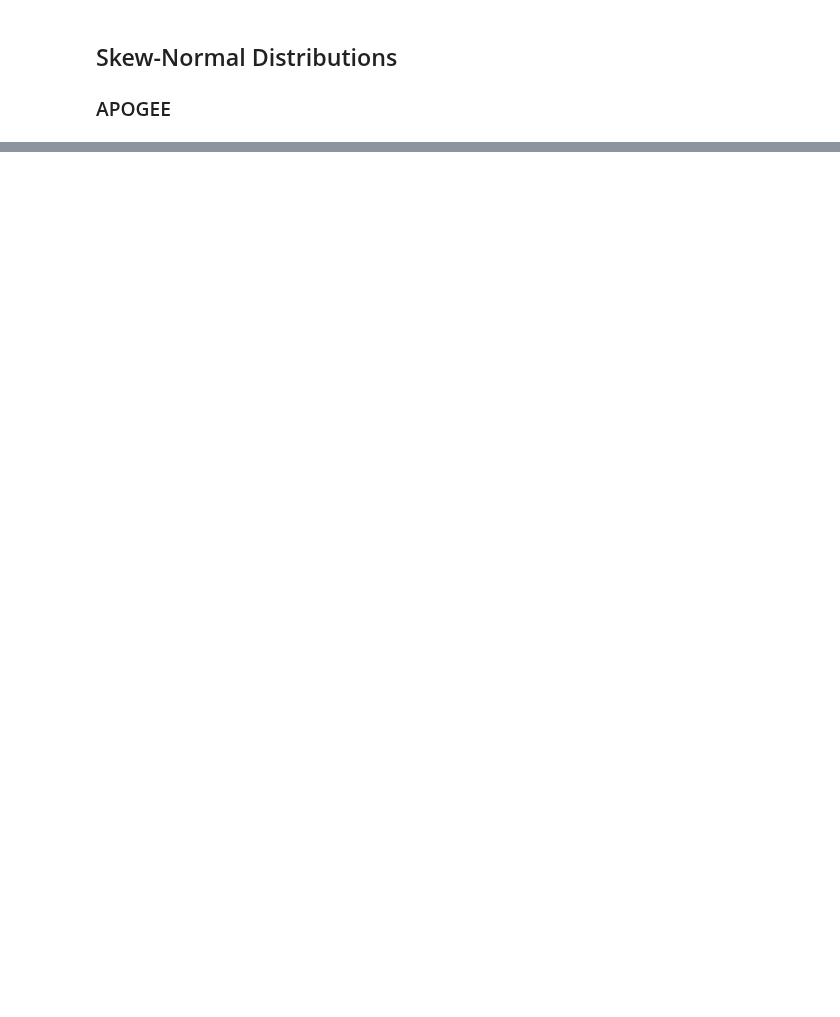
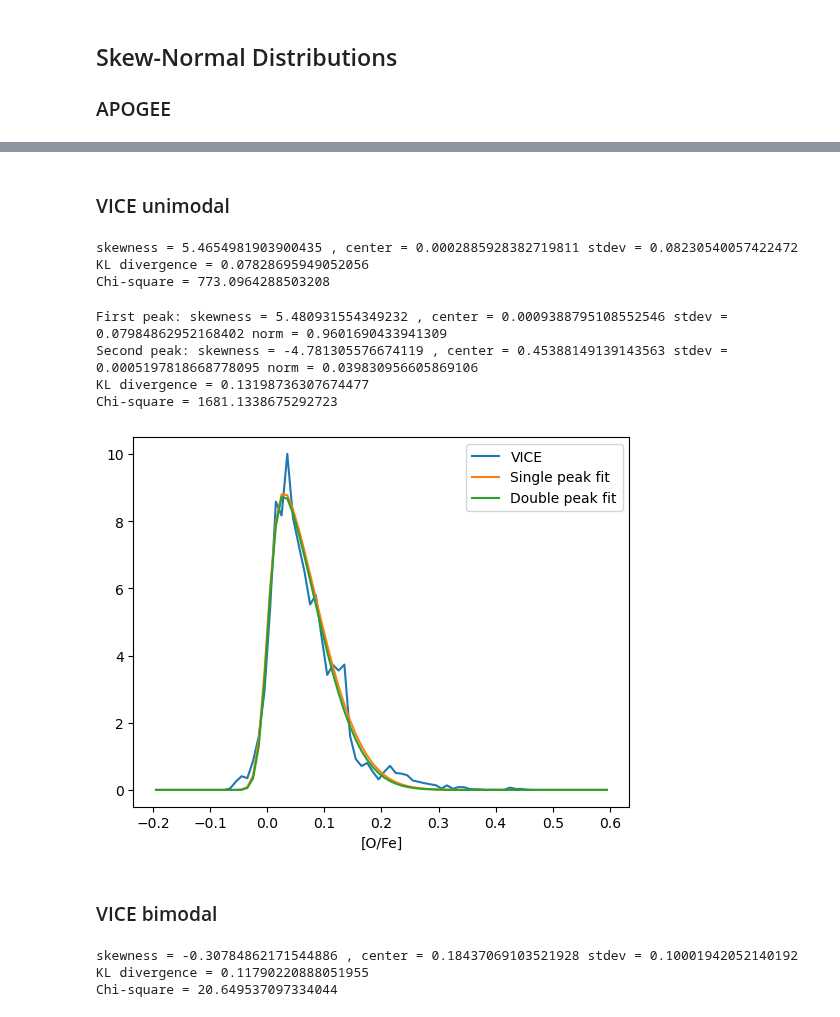
Before and after one commit to lodubay/galactic-dtd, a Jupyter notebook: notebooks/bimodality_test.ipynb, the cells around one changed output, grey strips where cells are left out. Drawn from its saved outputs; the diff is of its cells as text; code cells hidden in the pictures; blank space fills up the shorter version.

```diff
--- a/notebooks/bimodality_test.ipynb
+++ b/notebooks/bimodality_test.ipynb
@@ -520,0 +517,52 @@ fit2 = one_gaussian(ofe_arr, *popt2)
+# %% [markdown]
+### VICE unimodal
+# %%
+odf, bin_edges = vice_mdf(vice_onepeak, col='[o/fe]', galr_lim=(5, 7),
+                          absz_lim=(0.5, 1), xlim=(-0.2, 0.6),
+                          bin_width=0.01, smoothing=False)
+dx = bin_edges[1] - bin_edges[0]
+ofe_arr = get_bin_centers(bin_edges)
+# %%
+# one curve fit
+popt1, pcov1 = curve_fit(stats.skewnorm.pdf, ofe_arr, odf, p0=(0, 0.2, 0.1))
+print('skewness =', popt1[0], ', center =', popt1[1], 'stdev =', popt1[2])
+fit1 = stats.skewnorm.pdf(ofe_arr, *popt1)
+# KL-divergence test
+kld1 = kl_divergence(odf, fit1, dx)
+print('KL divergence =', kld1)
+# reduced chi-square test
+chisq1 = stats.chisquare(odf, fit1)
+print('Chi-square =', chisq1[0])
+# %% [output]
+skewness = 5.4654981903900435 , center = 0.0002885928382719811 stdev = 0.08230540057422472
+KL divergence = 0.07828695949052056
+Chi-square = 773.0964288503208
+# %%
+# two curve fit
+popt2, pcov2 = curve_fit(two_skewnorm, ofe_arr, odf, p0=(0, 0.1, 0.05, 0.5, 0, 0.3, 0.05))
+print('First peak: skewness =', popt2[0], ', center =', popt2[1], 'stdev =', popt2[2], 'norm =', popt2[3])
+print('Second peak: skewness =', popt2[4], ', center =', popt2[5], 'stdev =', popt2[6], 'norm =', 1 - popt2[3])
+fit2 = two_skewnorm(ofe_arr, *popt2)
+# KL-divergence test
+kld2 = kl_divergence(odf, fit2, dx)
+print('KL divergence =', kld2)
+# reduced chi-square test
+chisq2 = stats.chisquare(odf, fit2 / (np.sum(fit2) * dx))
+print('Chi-square =', chisq2[0])
+# %% [output]
+First peak: skewness = 5.480931554349232 , center = 0.0009388795108552546 stdev = 0.07984862952168402 norm = 0.9601690433941309
+Second peak: skewness = -4.781305576674119 , center = 0.45388149139143563 stdev = 0.0005197818668778095 norm = 0.039830956605869106
+KL divergence = 0.13198736307674477
+Chi-square = 1681.1338675292723
+# %%
+fig, ax = plt.subplots()
+ax.plot(ofe_arr, odf, label='VICE')
+ax.plot(ofe_arr, fit1, label='Single peak fit')
+ax.plot(ofe_arr, fit2, label='Double peak fit')
+ax.legend(loc='upper right')
+ax.set_xlabel('[O/Fe]')
+plt.show()
+# %% [output]
+[figure, added]
+# %% [markdown]
+### VICE bimodal
@@ -520,0 +575,15 @@ fit2 = one_gaussian(ofe_arr, *popt2)
+# %%
+# one curve fit
+popt1, pcov1 = curve_fit(stats.skewnorm.pdf, ofe_arr, odf, p0=(0, 0.2, 0.1))
+print('skewness =', popt1[0], ', center =', popt1[1], 'stdev =', popt1[2])
+fit1 = stats.skewnorm.pdf(ofe_arr, *popt1)
+# KL-divergence test
+kld1 = kl_divergence(odf, fit1, dx)
+print('KL divergence =', kld1)
+# reduced chi-square test
+chisq1 = stats.chisquare(odf, fit1 / (np.sum(fit1) * dx))
+print('Chi-square =', chisq1[0])
+# %% [output]
+skewness = -0.30784862171544886 , center = 0.18437069103521928 stdev = 0.10001942052140192
+KL divergence = 0.11790220888051955
+Chi-square = 20.649537097334044
```
Also changed, not shown: parts of 14 cells of this notebook, 2 other files.
